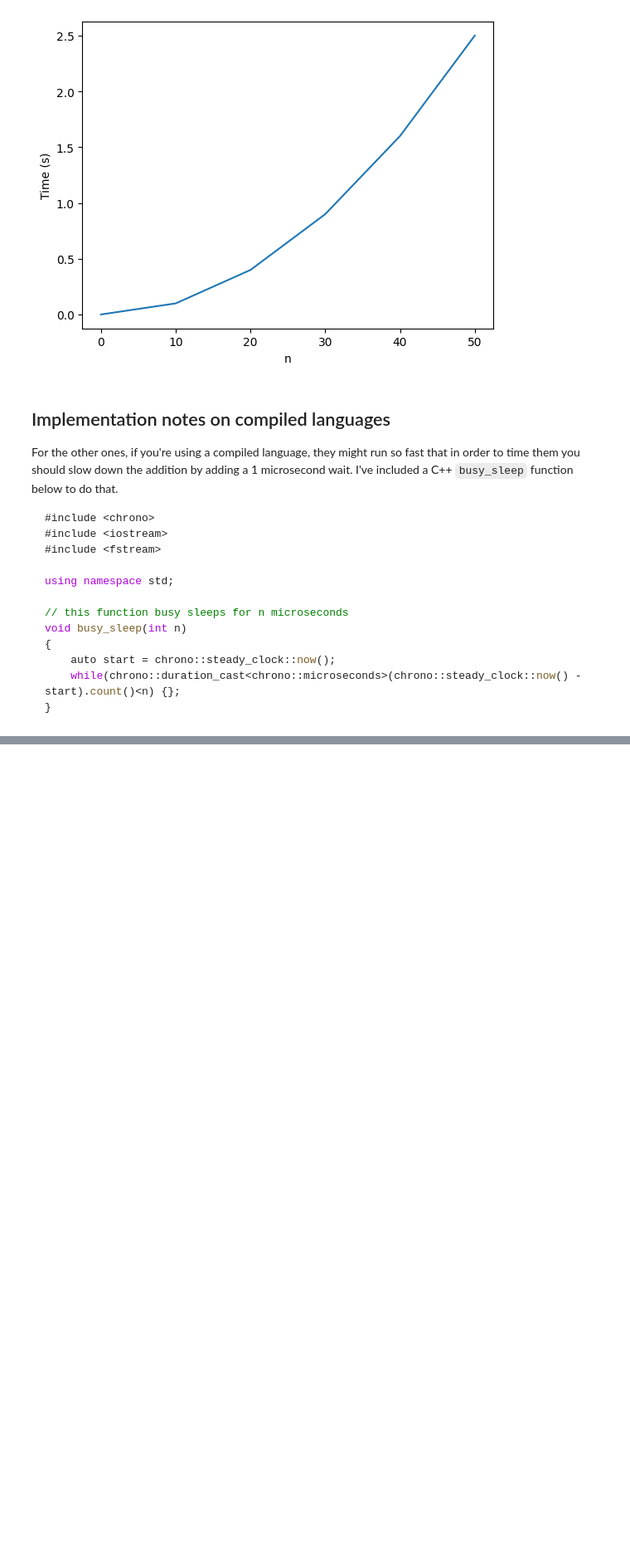
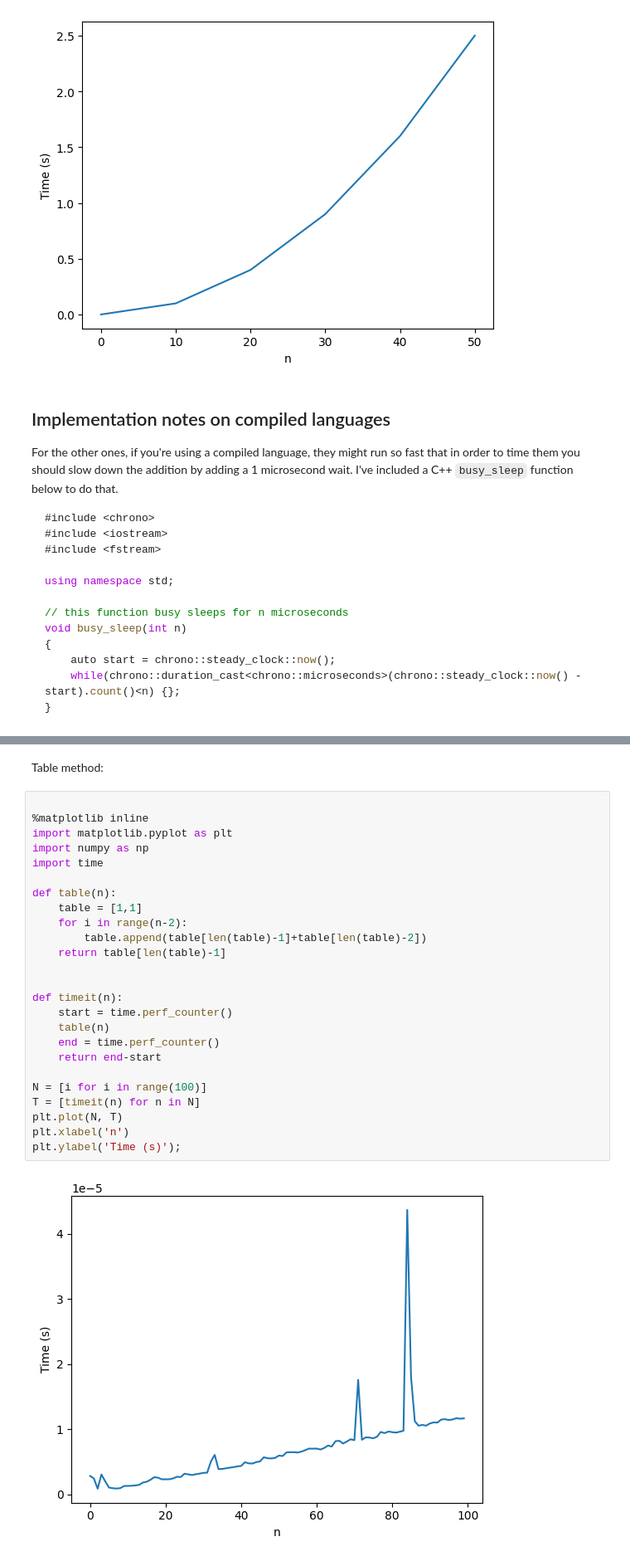
Before and after one commit to dnagasundhar-png/Discrete_Maths, a Jupyter notebook: week-1-class.ipynb, the cells around one changed output, grey strips where cells are left out. Shown at 83% size. Saved outputs shown, nothing was run; the diff lists cells and outputs as text; blank space fills up the shorter version.

```diff
--- a/week-1-class.ipynb
+++ b/week-1-class.ipynb
@@ -85,0 +93,29 @@ plt.ylabel('Time (s)');
+# %% [markdown]
+Table method:
+# %%
+
+%matplotlib inline
+import matplotlib.pyplot as plt
+import numpy as np
+import time
+
+def table(n):
+    table = [1,1]
+    for i in range(n-2):
+        table.append(table[len(table)-1]+table[len(table)-2])
+    return table[len(table)-1]
+
+
+def timeit(n):
+    start = time.perf_counter()
+    table(n)
+    end = time.perf_counter()
+    return end-start
+
+N = [i for i in range(100)]
+T = [timeit(n) for n in N]
+plt.plot(N, T)
+plt.xlabel('n')
+plt.ylabel('Time (s)');
+# %% [output]
+[figure, added]
```
Also changed, not shown: parts of 10 cells of this notebook.
